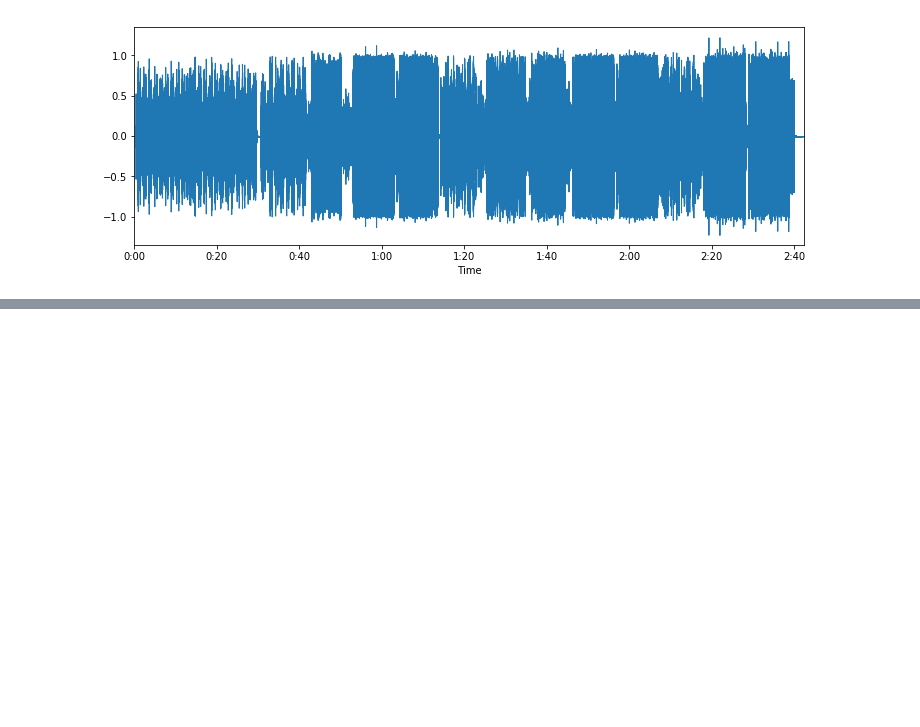
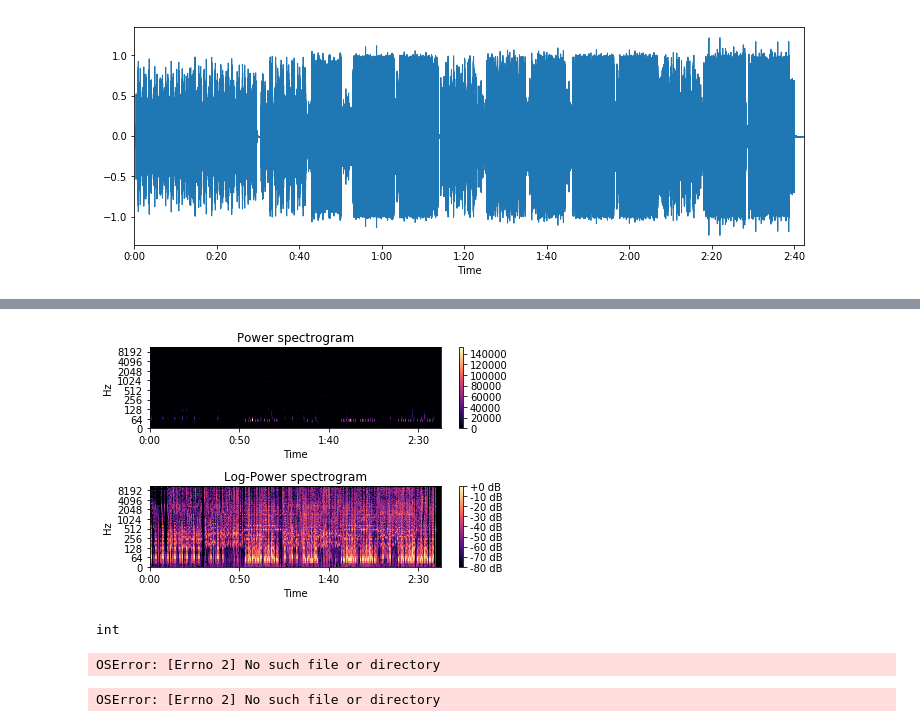
Before and after one commit to pulkitjainn/hack_vsit, a Jupyter notebook: Voice.ipynb, the cells around one changed output, grey strips where cells are left out. Saved outputs shown, nothing was run; the diff lists cells and outputs as text; code cells hidden in the pictures; blank space fills up the shorter version.

```diff
--- a/Voice.ipynb
+++ b/Voice.ipynb
@@ -5,7 +5,7 @@ ipd.Audio('../audio.mp4')
 # %% [output]
 [interactive output not drawn]
 # %%
-data, sampling_rate = librosa.load('./audio.mp4')
+data, sampling_rate = librosa.load('./Audio1.mp3')
 # %%
 % pylab inline
 import os
@@ -32,3 +34,7 @@ librosa.display.waveplot(data, sr=sampling_rate)
 # %% [output]
 <matplotlib.collections.PolyCollection at 0x...>
 [figure]
+# %%
+y, sr = librosa.load('./Audio1.mp3')
+S = np.abs(librosa.stft(y))
+librosa.logamplitude(S**2)
@@ -34,0 +85,33 @@ librosa.display.waveplot(data, sr=sampling_rate)
+# %%
+import matplotlib.pyplot as plt
+plt.figure()
+plt.subplot(2, 1, 1)
+librosa.display.specshow(S**2, sr=sr, y_axis='log', x_axis='time')
+plt.colorbar()
+plt.title('Power spectrogram')
+plt.subplot(2, 1, 2)
+librosa.display.specshow(librosa.logamplitude(S**2, ref_power=np.max), sr=sr, y_axis='log', x_axis='time')
+plt.colorbar(format='%+2.0f dB')
+plt.title('Log-Power spectrogram')
+plt.tight_layout()
+# %% [output]
+[figure, added]
+# %%
+import soundfile as sf
+data, samplerate = sf.read('/Users/home/Downloads/a1.wav')
+samplerate
+# %% [output]
+int
+# %%
+from pydub import AudioSegment
+sound = AudioSegment.from_mp3('./Audio1.mp3')
+#sound.export("/Users/home/Machine_Learning/Hack_VSIT/Audio1.wav", format="wav")
+# %% [output]
+OSError: [Errno 2] No such file or directory
+# %%
+#AudioSegment.from_mp3("./Audio1.mp3").export("file.wav", format="wav")
+import subprocess
+
+subprocess.call(['ffmpeg', '-i', '/Users/home/Machine_Learning/Hack_VSIT/a1.mp3','/Users/home/Machine_Learning/Hack_VSIT/file.wav'])
+# %% [output]
+OSError: [Errno 2] No such file or directory
```
Also changed, not shown: parts of 6 cells of this notebook, 2 other files.
